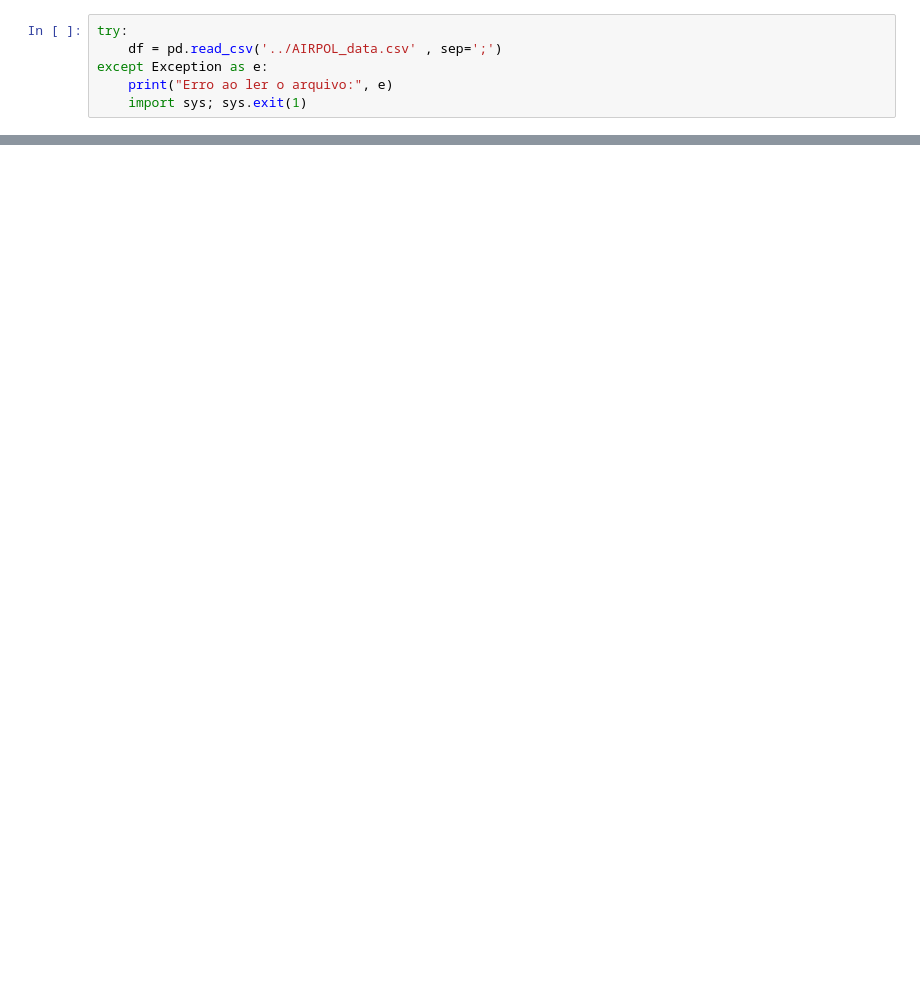
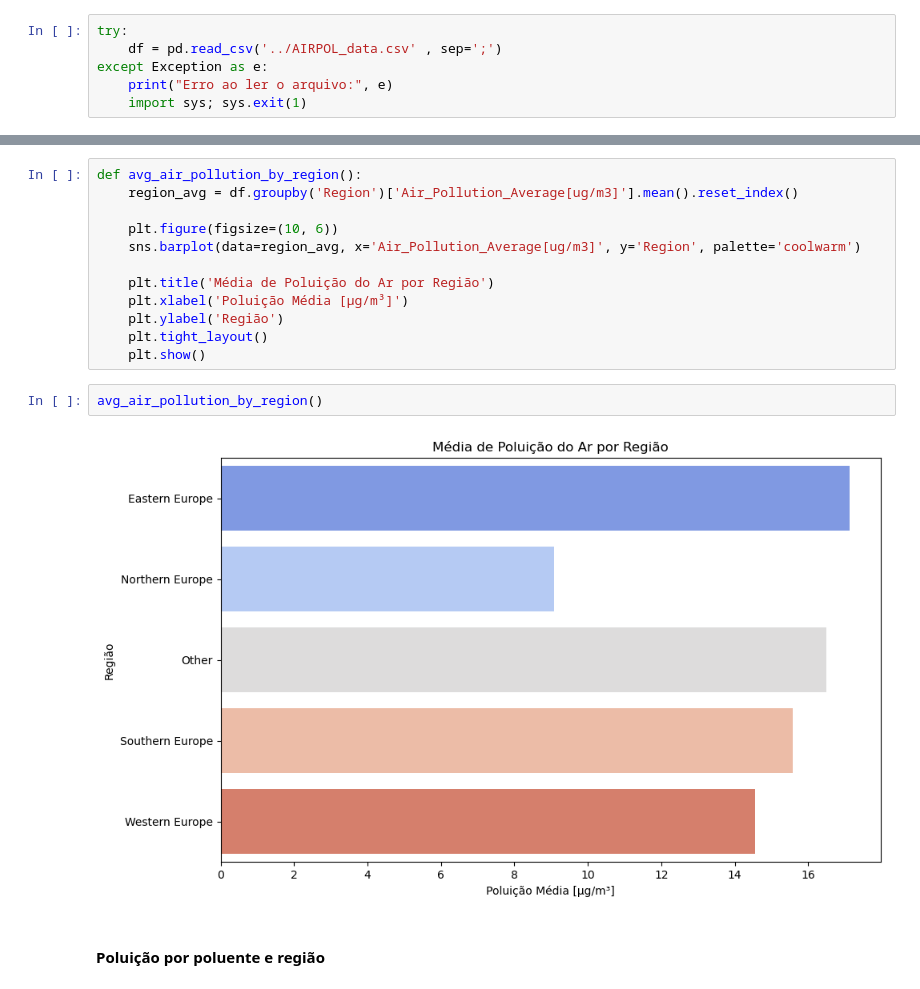
Before and after one commit to laurabmurias/anadi-practical-work-2, a Jupyter notebook: Jupyter/Analise.ipynb, the cells around one changed output, grey strips where cells are left out. Saved outputs shown, nothing was run; the diff lists cells and outputs as text; blank space fills up the shorter version.

```diff
--- a/Jupyter/Analise.ipynb
+++ b/Jupyter/Analise.ipynb
@@ -77,0 +121,18 @@ dtype: int64
+# %%
+def avg_air_pollution_by_region():
+    region_avg = df.groupby('Region')['Air_Pollution_Average[ug/m3]'].mean().reset_index()
+
+    plt.figure(figsize=(10, 6))
+    sns.barplot(data=region_avg, x='Air_Pollution_Average[ug/m3]', y='Region', palette='coolwarm')
+
+    plt.title('Média de Poluição do Ar por Região')
+    plt.xlabel('Poluição Média [µg/m³]')
+    plt.ylabel('Região')
+    plt.tight_layout()
+    plt.show()
+# %%
+avg_air_pollution_by_region()
+# %% [output]
+[figure, added]
+# %% [markdown]
+#### Poluição por poluente e região
```
Also changed, not shown: parts of 28 cells of this notebook.
